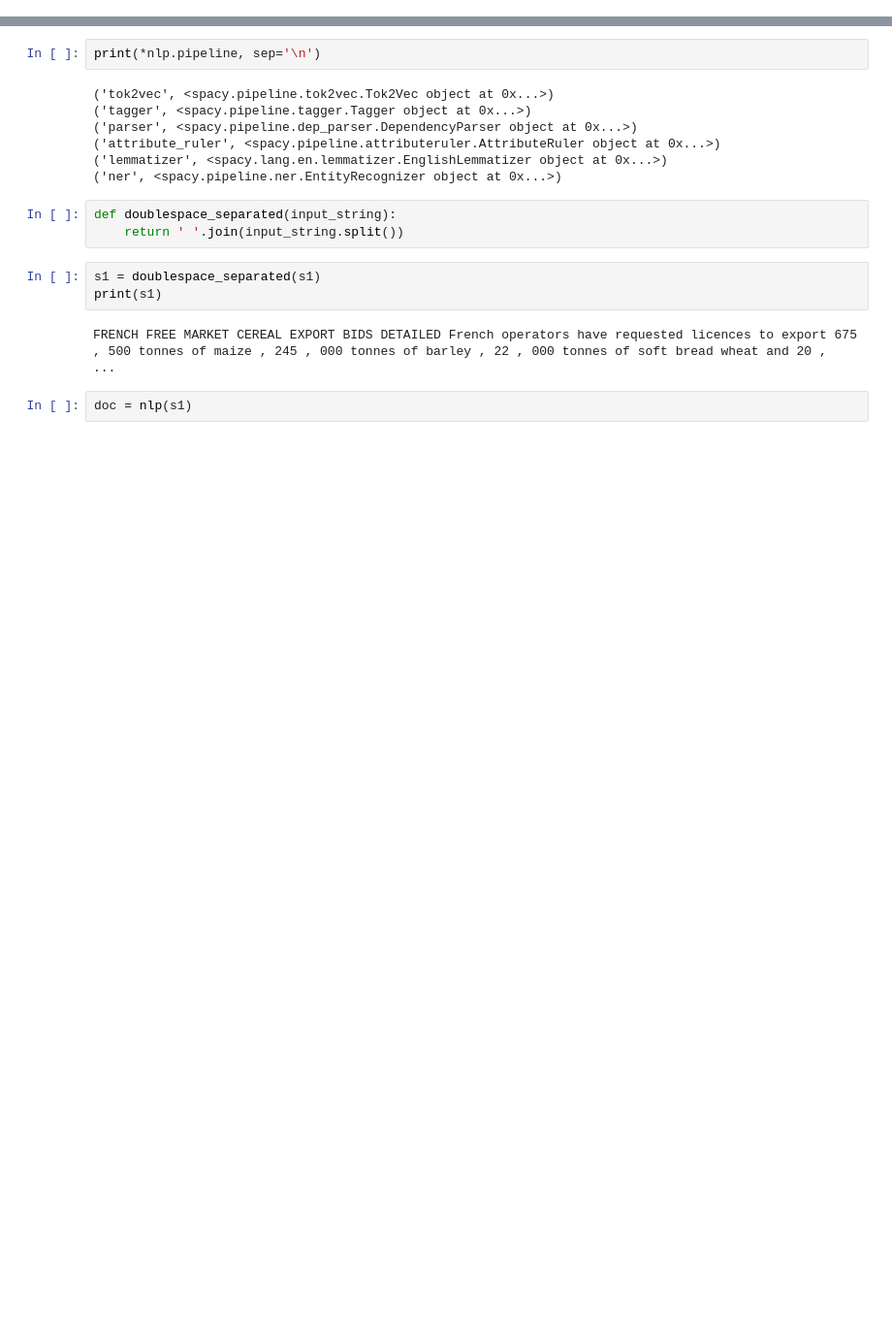
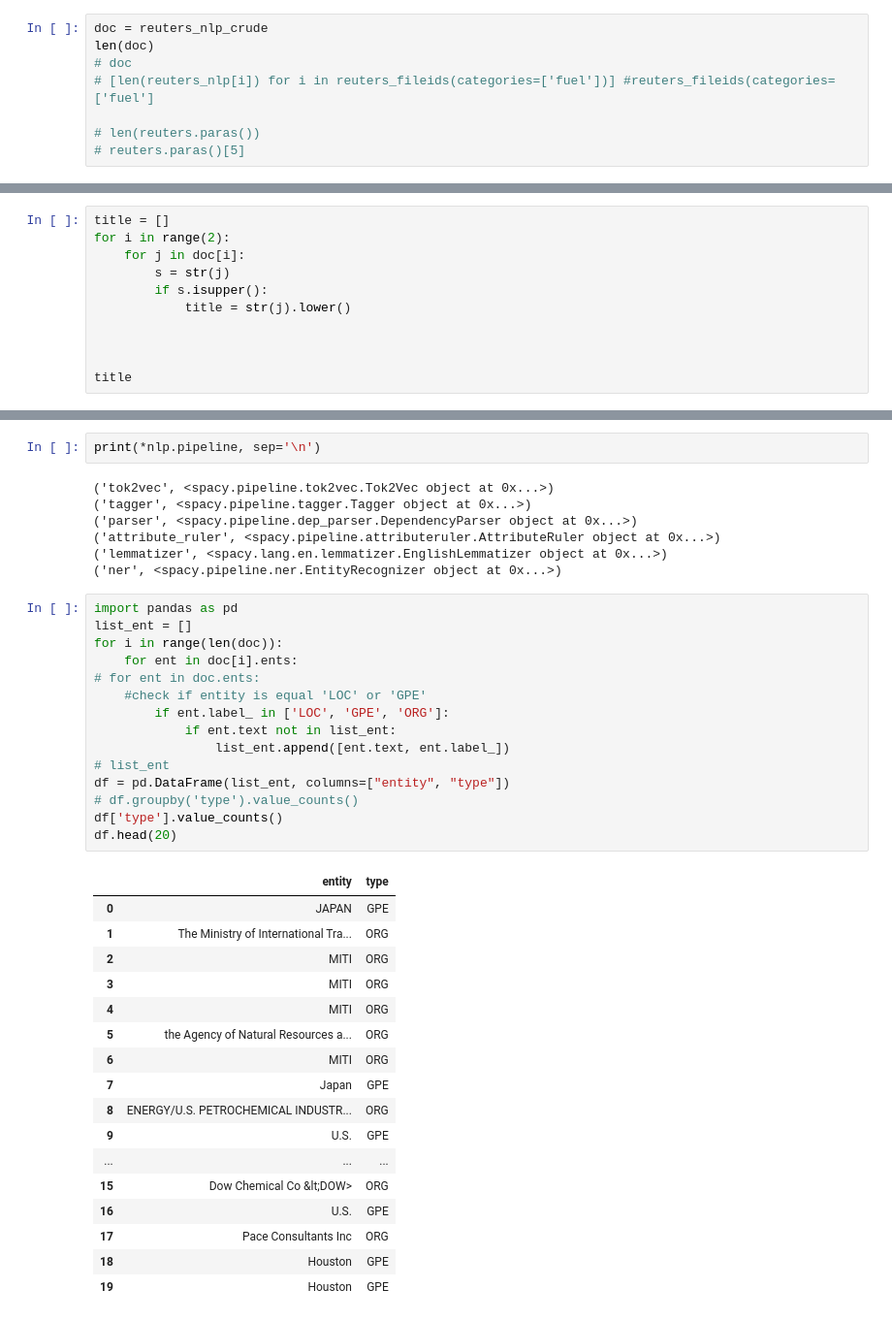
Before and after one commit to mokegg/Project_06-Algorythm, a Jupyter notebook: demo_pipeline.ipynb, the cells around one changed output, grey strips where cells are left out. Shown at 97% size. Drawn from its saved outputs; the diff is of its cells as text; blank space fills up the shorter version.

Commit message:
entity recog
scraping data from wiki

```diff
--- a/demo_pipeline.ipynb
+++ b/demo_pipeline.ipynb
@@ -72,0 +24,8 @@ nlp = spacy.load('en_core_web_lg')
+# %%
+doc = reuters_nlp_crude
+len(doc)
+# doc
+# [len(reuters_nlp[i]) for i in reuters_fileids(categories=['fuel'])] #reuters_fileids(categories=['fuel']
+
+# len(reuters.paras())
+# reuters.paras()[5]
@@ -72,0 +39,11 @@ nlp = spacy.load('en_core_web_lg')
+# %%
+title = []
+for i in range(2):
+    for j in doc[i]:
+        s = str(j)
+        if s.isupper():
+            title = str(j).lower()
+
+
+
+title
@@ -79,13 +66,36 @@ print(*nlp.pipeline, sep='\n')
 ('attribute_ruler', <spacy.pipeline.attributeruler.AttributeRuler object at 0x...>)
 ('lemmatizer', <spacy.lang.en.lemmatizer.EnglishLemmatizer object at 0x...>)
 ('ner', <spacy.pipeline.ner.EntityRecognizer object at 0x...>)
-# %%
-def doublespace_separated(input_string):
-    return ' '.join(input_string.split())
-# %%
-s1 = doublespace_separated(s1)
-print(s1)
-# %% [output]
-FRENCH FREE MARKET CEREAL EXPORT BIDS DETAILED French operators have requested licences to export 675 , 500 tonnes of maize , 245 , 000 tonnes of barley , 22 , 000 tonnes of soft bread wheat and 20 ,  ...
-# %%
-doc = nlp(s1)
+# %%
+import pandas as pd
+list_ent = []
+for i in range(len(doc)):
+    for ent in doc[i].ents:
+# for ent in doc.ents:
+    #check if entity is equal 'LOC' or 'GPE'
+        if ent.label_ in ['LOC', 'GPE', 'ORG']:
+            if ent.text not in list_ent:
+                list_ent.append([ent.text, ent.label_])
+# list_ent
+df = pd.DataFrame(list_ent, columns=["entity", "type"])
+# df.groupby('type').value_counts()
+df['type'].value_counts()
+df.head(20)
+# %% [output]
+|  | entity | type |
+| 0 | JAPAN | GPE |
+| 1 | The Ministry of International Tra... | ORG |
+| 2 | MITI | ORG |
+| 3 | MITI | ORG |
+| 4 | MITI | ORG |
+| 5 | the Agency of Natural Resources a... | ORG |
+| 6 | MITI | ORG |
+| 7 | Japan | GPE |
+| 8 | ENERGY/U.S. PETROCHEMICAL INDUSTR... | ORG |
+| 9 | U.S. | GPE |
+| ... | ... | ... |
+| 15 | Dow Chemical Co &lt;DOW> | ORG |
+| 16 | U.S. | GPE |
+| 17 | Pace Consultants Inc | ORG |
+| 18 | Houston | GPE |
+| 19 | Houston | GPE |
```
Also changed, not shown: parts of 30 cells of this notebook, 1 other file.
